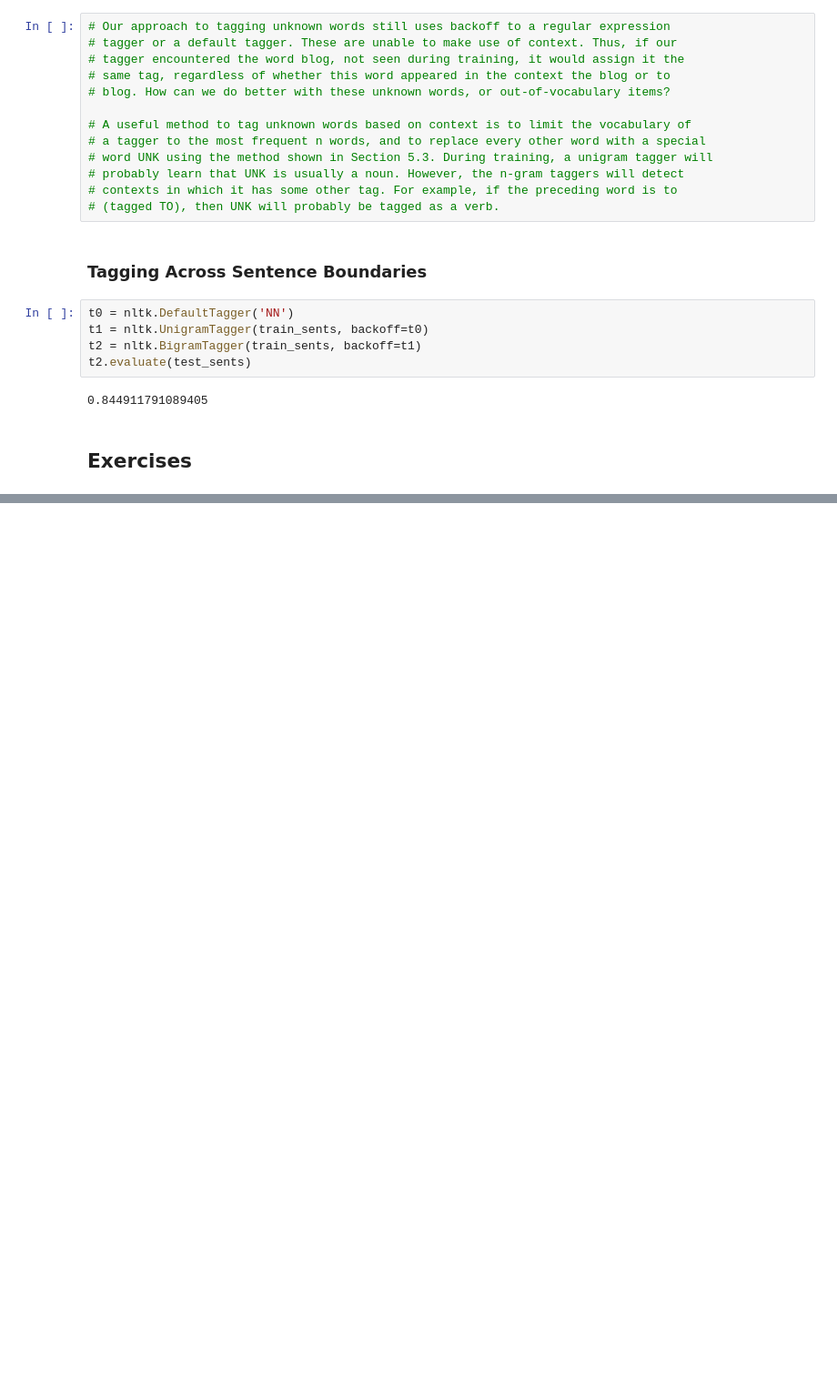
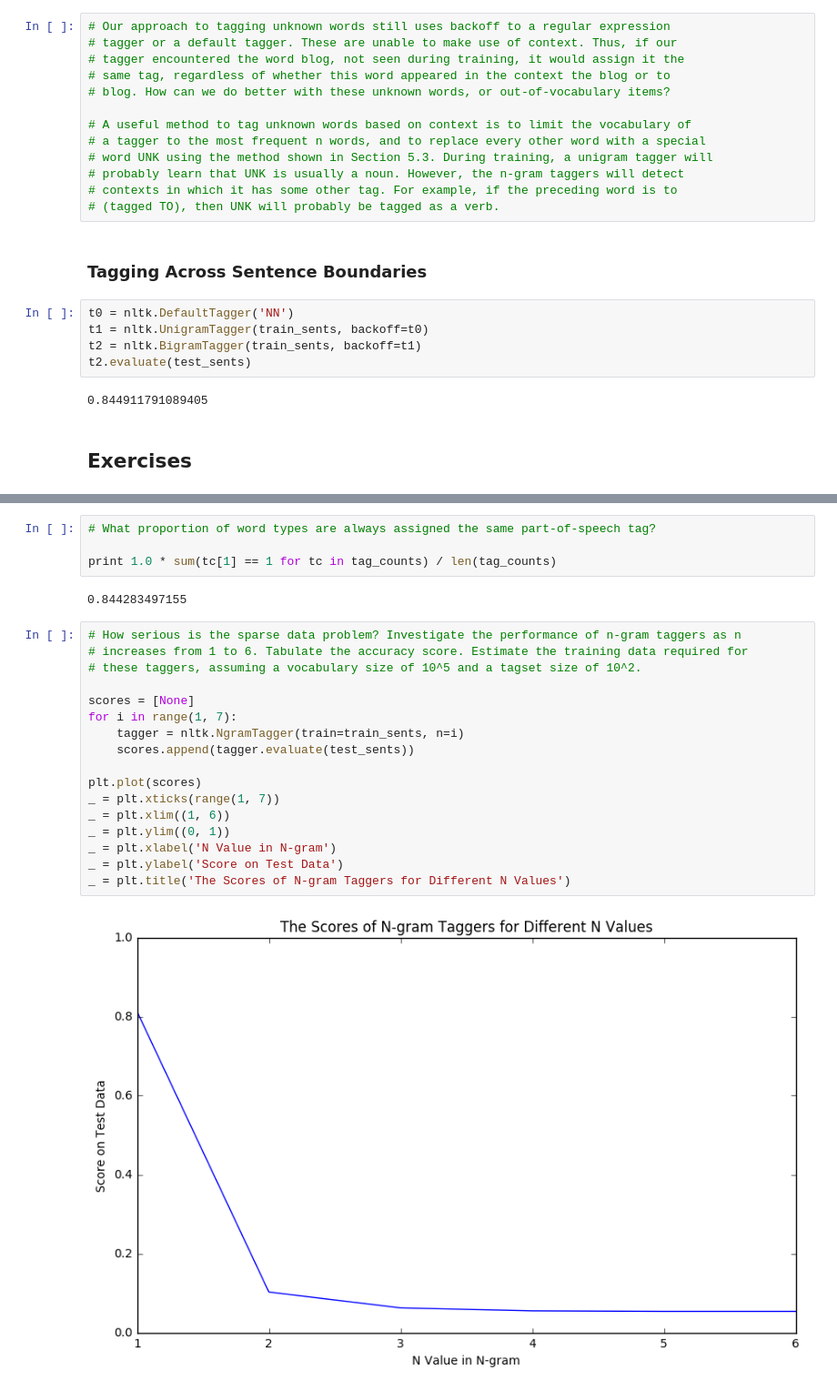
Before and after one commit to csizsek/nlp-with-python, a Jupyter notebook: 05_categorizing_and_tagging_text.ipynb, the cells around one changed output, grey strips where cells are left out. Shown: that part at 91% size. Saved outputs shown, nothing was run; the diff lists cells and outputs as text; blank space fills up the shorter version.

```diff
--- a/05_categorizing_and_tagging_text.ipynb
+++ b/05_categorizing_and_tagging_text.ipynb
@@ -602,0 +644,25 @@ t2.evaluate(test_sents)
+# %%
+# What proportion of word types are always assigned the same part-of-speech tag?
+
+print 1.0 * sum(tc[1] == 1 for tc in tag_counts) / len(tag_counts)
+# %% [output]
+0.844283497155
+# %%
+# How serious is the sparse data problem? Investigate the performance of n-gram taggers as n
+# increases from 1 to 6. Tabulate the accuracy score. Estimate the training data required for
+# these taggers, assuming a vocabulary size of 10^5 and a tagset size of 10^2.
+
+scores = [None]
+for i in range(1, 7):
+    tagger = nltk.NgramTagger(train=train_sents, n=i)
+    scores.append(tagger.evaluate(test_sents))
+
+plt.plot(scores)
+_ = plt.xticks(range(1, 7))
+_ = plt.xlim((1, 6))
+_ = plt.ylim((0, 1))
+_ = plt.xlabel('N Value in N-gram')
+_ = plt.ylabel('Score on Test Data')
+_ = plt.title('The Scores of N-gram Taggers for Different N Values')
+# %% [output]
+[figure, added]
```
Also changed, not shown: parts of 4 cells of this notebook.
